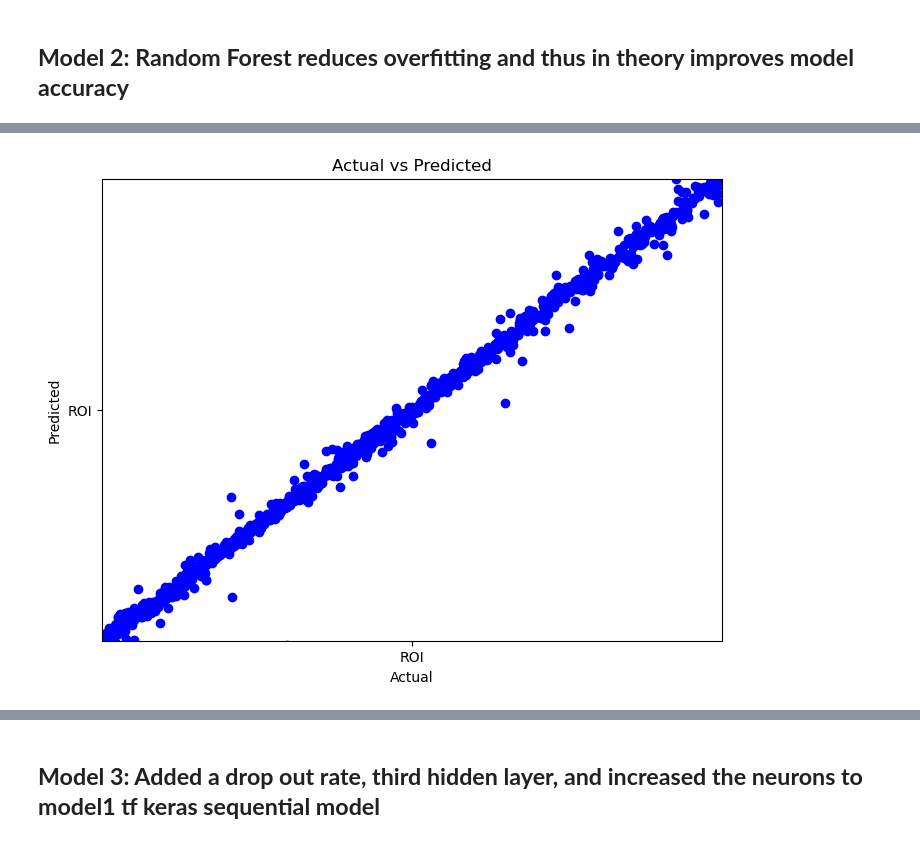
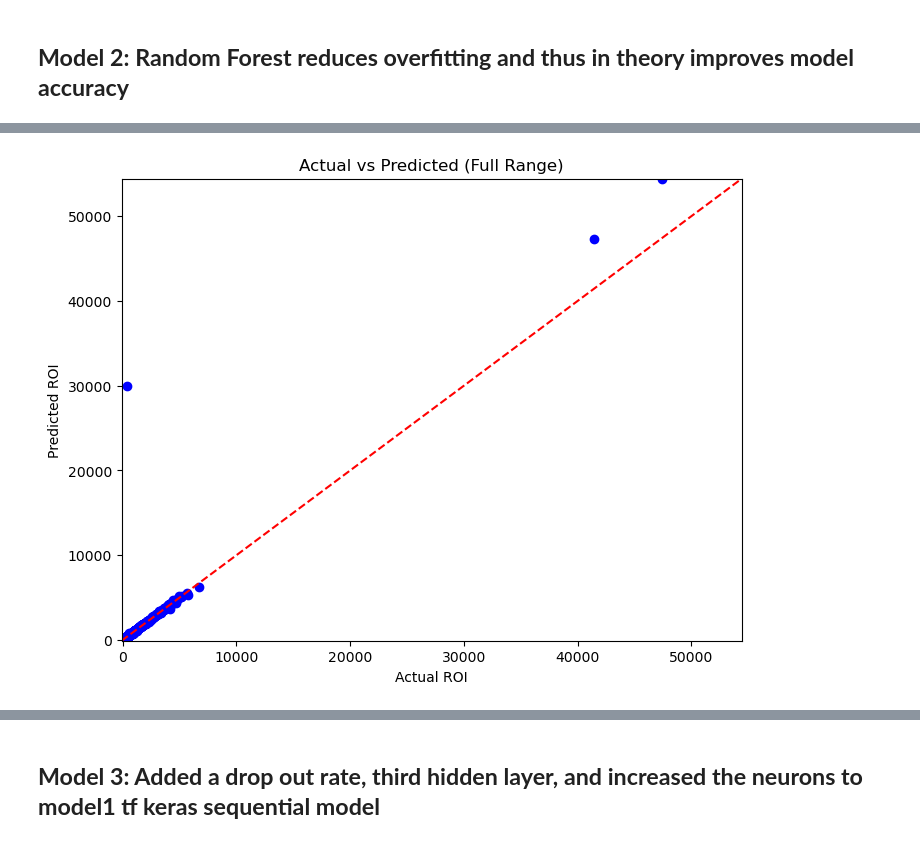
Before and after one commit to andymatsuura/college_salary_prediction, a Jupyter notebook: Notebooks/FinalModel.ipynb, the cells around one changed output, grey strips where cells are left out. Saved outputs shown, nothing was run; the diff lists cells and outputs as text; code cells hidden in the pictures.

```diff
--- a/Notebooks/FinalModel.ipynb
+++ b/Notebooks/FinalModel.ipynb
@@ -410,12 +398,23 @@ Top 10 Features:
 y_pred_rf = rf_regressor.predict(X_test)
 # %%
 # Create scatter plot of actual vs predicted values
+all_values = np.concatenate((y_test, y_pred_rf))
+
+
+min_value = np.min(all_values)
+max_value = np.max(all_values)
+
 plt.figure(figsize=(8, 6))
 plt.scatter(y_test, y_pred_rf, color='blue')
-plt.plot([min(y_test), max(y_test)], [min(y_test), max(y_test)], color='red', linestyle='--')
-plt.xlabel('Actual')
-plt.ylabel('Predicted')
-plt.title('Actual vs Predicted')
+plt.plot([min_value, max_value], [min_value, max_value], color='red', linestyle='--')
+plt.xlabel('Actual ROI')
+plt.ylabel('Predicted ROI')
+plt.title('Actual vs Predicted (Full Range)')
+
+# Get all ROI data
+plt.xlim(min_value, max_value)
+plt.ylim(min_value, max_value)
+
 plt.show()
 # %% [output]
-[figure, old version]
+[figure, new version]
```
Also changed, not shown: parts of 23 cells of this notebook.
